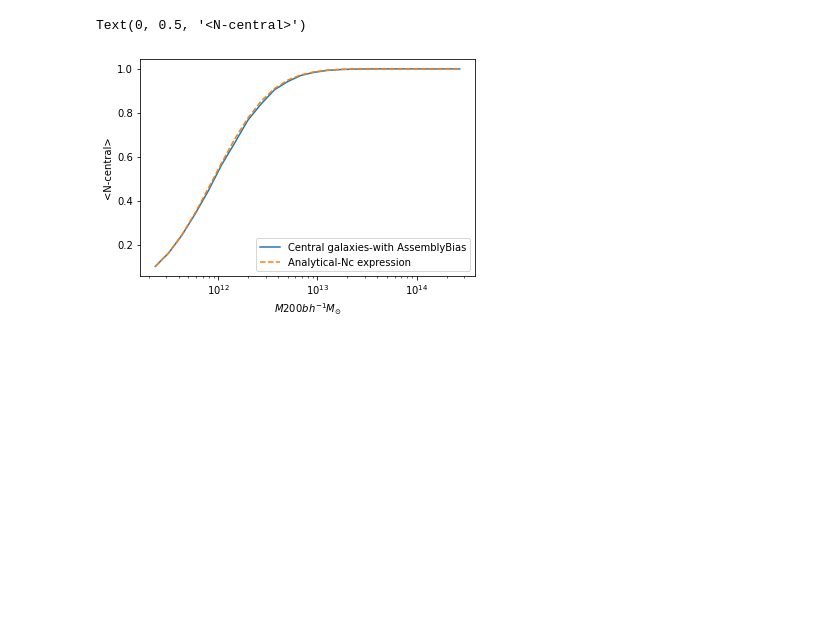
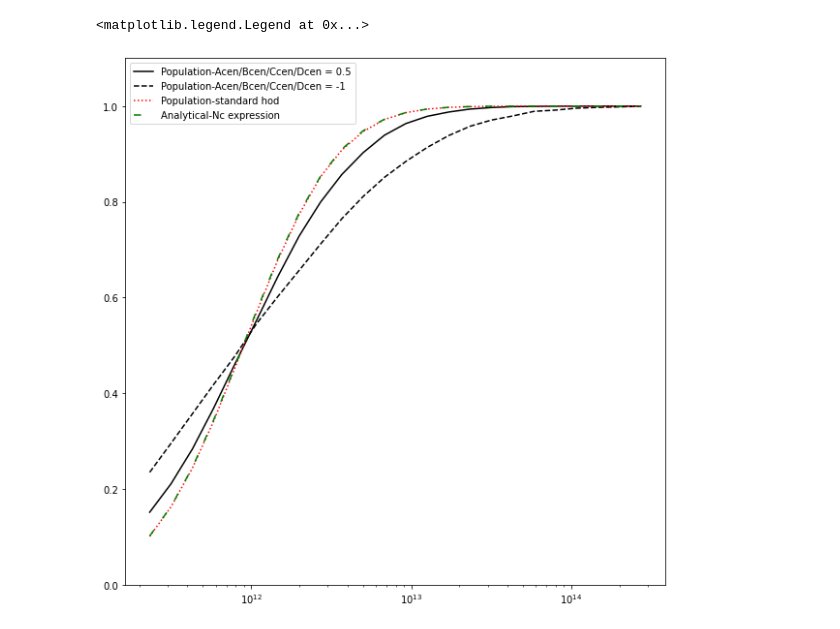
Before and after one commit to computationalAstroUAM/haloscope, a Jupyter notebook: hod usage.ipynb, the cells around one changed output. Saved outputs shown, nothing was run; the diff lists cells and outputs as text; code cells hidden in the pictures; blank space fills up the shorter version.

```diff
--- a/hod usage.ipynb
+++ b/hod usage.ipynb
@@ -27,17 +17,38 @@ get_central = h.get_centrals(haloproperty,prop_thresh)
+# %%
+logMmin = 11.95
+sigmalogM = 0.65
+h = HOD(logMmin,sigmalogM)
+fa = h.convert_to_rank(m200bhr,cvirhr)
+fb = h.convert_to_rank(m200bhr,spinhr)
+fc = h.convert_to_rank(m200bhr,cahr)
+fd = h.convert_to_rank(m200bhr,bahr)
+fraction = h.N_central(m200bhr,fa,fb,fc,fd,-1,-1,-1,-1)
+sel1 = h.get_centrals(fraction)
+# %%
+### sample the regular way without assembly bias
+fraction2= h.N_central_stand(m200bhr)
+sel2 = h.get_centrals(fraction2)
+# %%
+fraction = h.N_central(m200bhr,fa,fb,fc,fd,0.5,0.5,0.5,0.5)
+sel3 = h.get_centrals(fraction)
 # %%
 M = np.logspace(11.3,14.5,25)
 Mgp = np.sqrt(M[1:]*M[0:-1])
-Nc = h.N_central(Mgp,logMmin,sigmalogM)
+Nc = h.N_central_stand(Mgp)
 Number_of_haloes,k = np.histogram(m200bhr,M)
-Number_of_centrals,k = np.histogram(m200bhr[get_central],M)
+Number_of_centrals,k = np.histogram(m200bhr[sel1],M)
+Number_of_centrals3,k = np.histogram(m200bhr[sel3],M)
+Number_of_centrals_standard,k = np.histogram(m200bhr[sel2],M)
-# %%
-## plot to demonstrate that this way of incorporating Assembly bias is "HOD conserving"- minimises modification to allow for assembly bias (cite andrew hearin decorated hod:1512.03050)
-plt.plot(Mgp,Number_of_centrals/Number_of_haloes,label='Central galaxies-with AssemblyBias')
-plt.plot(Mgp,Nc,linestyle='dashed',label='Analytical-Nc expression')
-plt.xscale('log')
-plt.legend()
-plt.xlabel("$M200b h^{-1}M_{\odot}$")
-plt.ylabel('<N-central>')
-# %% [output]
-Text(0, 0.5, '<N-central>')
-[figure, removed]
+# %%
+import matplotlib.pyplot as plt
+plt.figure(figsize=(10,10))
+plt.plot(Mgp,Number_of_centrals3/Number_of_haloes,label='Population-Acen/Bcen/Ccen/Dcen = 0.5',color='k')
+plt.plot(Mgp,Number_of_centrals/Number_of_haloes,label='Population-Acen/Bcen/Ccen/Dcen = -1',color='k',linestyle='dashed')
+plt.plot(Mgp,Number_of_centrals_standard/Number_of_haloes,label='Population-standard hod',color='red',linestyle='dotted')
+plt.plot(Mgp,Nc,label='Analytical-Nc expression',linestyle=(0,(5,10)),color='green')
+plt.xscale('log')
+plt.ylim([0,1.1])
+plt.legend()
+# %% [output]
+<matplotlib.legend.Legend at 0x...>
+[figure, added]
```
Also changed, not shown: parts of 1 cell of this notebook, 1 other file.
